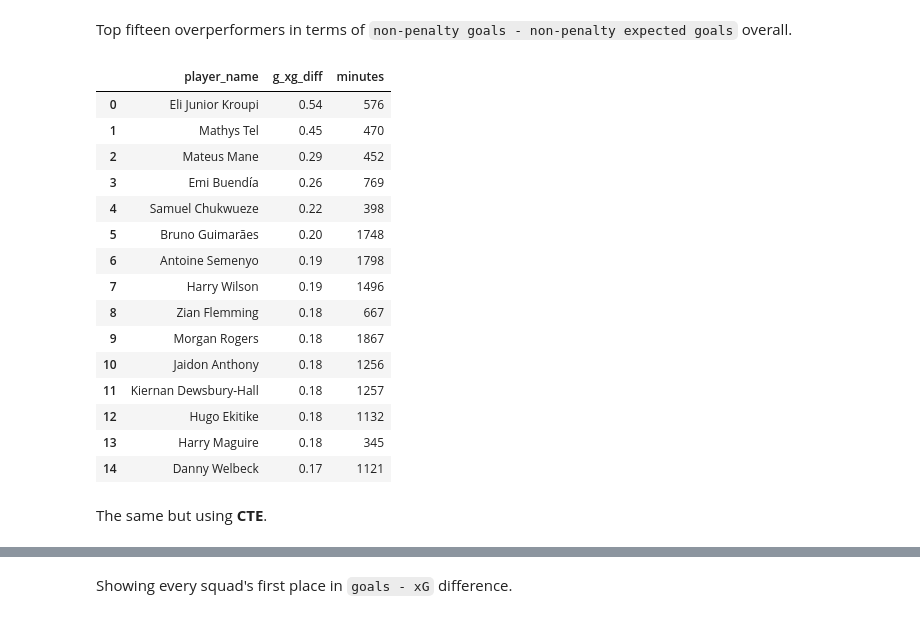
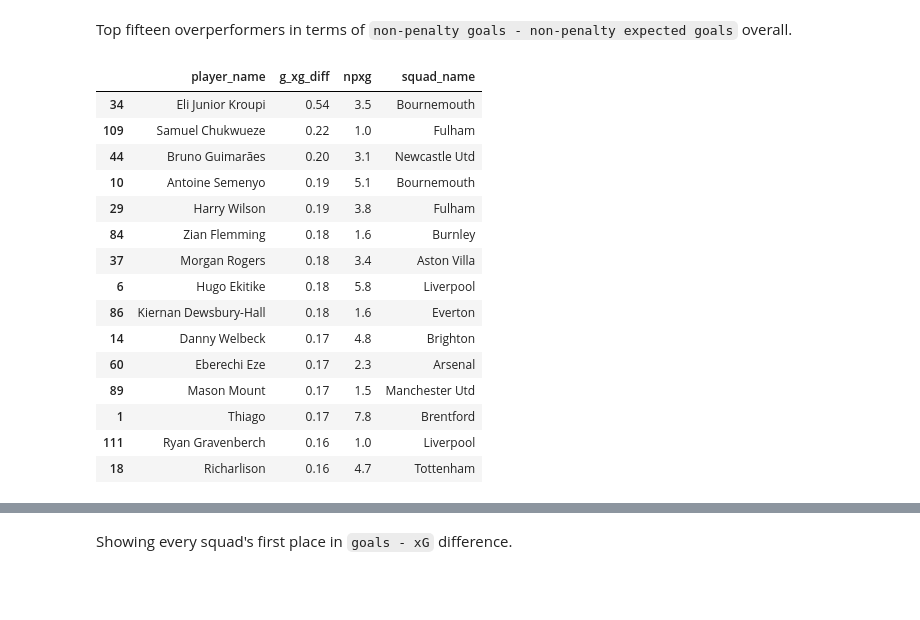
Before and after one commit to TobiaszKuc/_football_analysis, a Jupyter notebook: SQL_Learn/SQL-FBrefPremierLeagueData/PLxGPerformance.ipynb, the cells around one changed output, grey strips where cells are left out. Cells and saved outputs as stored; diff of their text form; code cells hidden in the pictures; blank space fills up the shorter version.

```diff
--- a/SQL_Learn/SQL-FBrefPremierLeagueData/PLxGPerformance.ipynb
+++ b/SQL_Learn/SQL-FBrefPremierLeagueData/PLxGPerformance.ipynb
@@ -53,0 +140,19 @@ pars = {"min_minutes":300, "excluded_position":"GK", "min_npxg":1, "min_same_pos
+# %%
+club_pos_rank = pd.read_sql_query("""WITH players AS (
+                                      SELECT stats.player_id AS player_id, player_name, np_goals_per90 - npxg_per90 AS g_xg_diff,
+                                      stats.squad_id as squad_id, positions.position AS position, positions.pos_id,
+                                      RANK() OVER (PARTITION BY positions.player_id ORDER BY pos_id) AS prim_pos, minutes, npxg, squad.squad_name AS squad_name
+                                      FROM stats
+                                      INNER JOIN positions ON stats.player_id = positions.player_id
+                                      INNER JOIN squad ON squad.squad_id = stats.squad_id),
+                          more_than_2 AS (
+                                          SELECT player_name, g_xg_diff, position, squad_id,
+                                          COUNT(player_id) OVER (PARTITION BY squad_id, position) AS same_pos_squad,
+                                          minutes, prim_pos, npxg, squad_name
+                                          FROM players
+                                          WHERE minutes > :min_minutes AND position <> :excluded_position AND position <> 'DF' AND prim_pos = 1 AND npxg >= :min_npxg)
+                    SELECT player_name, g_xg_diff, position,
+                    RANK() OVER (PARTITION BY squad_id, position ORDER BY g_xg_diff DESC) AS squad_rank, npxg, minutes, squad_name
+                    FROM more_than_2
+                    WHERE same_pos_squad >= :min_same_pos_squad
+                    ORDER BY npxg DESC""", con=con, params=pars)
@@ -80,28 +197,21 @@ pd.read_sql_query("""
 # %% [markdown]
 Top fifteen overperformers in terms of `non-penalty goals - non-penalty expected goals` overall.
 # %%
-pd.read_sql_query("""
-    SELECT player_name, np_goals_per90 - npxg_per90 AS g_xg_diff, minutes
-    FROM stats
-    WHERE minutes > :min_minutes
-    ORDER BY g_xg_diff DESC LIMIT 15
-""", con=con, params=pars)
+club_pos_rank[["player_name", "g_xg_diff", "npxg", "squad_name"]].sort_values(by="g_xg_diff", ascending=False).head(15)
 # %% [output]
-|  | player_name | g_xg_diff | minutes |
-| 0 | Eli Junior Kroupi | 0.54 | 576 |
-| 1 | Mathys Tel | 0.45 | 470 |
-| 2 | Mateus Mane | 0.29 | 452 |
-| 3 | Emi Buendía | 0.26 | 769 |
-| 4 | Samuel Chukwueze | 0.22 | 398 |
-| 5 | Bruno Guimarães | 0.20 | 1748 |
-| 6 | Antoine Semenyo | 0.19 | 1798 |
-| 7 | Harry Wilson | 0.19 | 1496 |
-| 8 | Zian Flemming | 0.18 | 667 |
-| 9 | Morgan Rogers | 0.18 | 1867 |
-| 10 | Jaidon Anthony | 0.18 | 1256 |
-| 11 | Kiernan Dewsbury-Hall | 0.18 | 1257 |
-| 12 | Hugo Ekitike | 0.18 | 1132 |
-| 13 | Harry Maguire | 0.18 | 345 |
-| 14 | Danny Welbeck | 0.17 | 1121 |
+|  | player_name | g_xg_diff | npxg | squad_name |
+| 34 | Eli Junior Kroupi | 0.54 | 3.5 | Bournemouth |
+| 109 | Samuel Chukwueze | 0.22 | 1.0 | Fulham |
+| 44 | Bruno Guimarães | 0.20 | 3.1 | Newcastle Utd |
+| 10 | Antoine Semenyo | 0.19 | 5.1 | Bournemouth |
+| 29 | Harry Wilson | 0.19 | 3.8 | Fulham |
+| 84 | Zian Flemming | 0.18 | 1.6 | Burnley |
+| 37 | Morgan Rogers | 0.18 | 3.4 | Aston Villa |
+| 6 | Hugo Ekitike | 0.18 | 5.8 | Liverpool |
+| 86 | Kiernan Dewsbury-Hall | 0.18 | 1.6 | Everton |
+| 14 | Danny Welbeck | 0.17 | 4.8 | Brighton |
+| 60 | Eberechi Eze | 0.17 | 2.3 | Arsenal |
+| 89 | Mason Mount | 0.17 | 1.5 | Manchester Utd |
+| 1 | Thiago | 0.17 | 7.8 | Brentford |
+| 111 | Ryan Gravenberch | 0.16 | 1.0 | Liverpool |
+| 18 | Richarlison | 0.16 | 4.7 | Tottenham |
-# %% [markdown]
-The same but using **CTE**.
```
Also changed, not shown: parts of 36 cells of this notebook.
